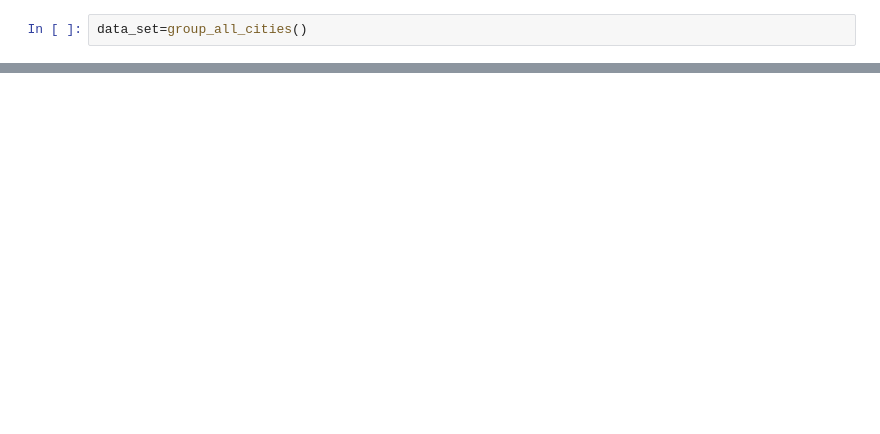
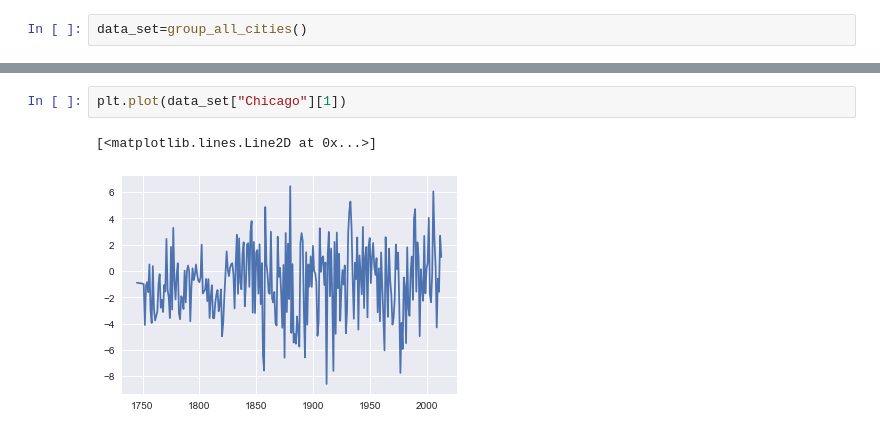
Before and after one commit to kishanmurthy/Global_Warming, a Jupyter notebook: Insight_On_Global_Warming.ipynb, the cells around one changed output, grey strips where cells are left out. Drawn from its saved outputs; the diff is of its cells as text; blank space fills up the shorter version.

```diff
--- a/Insight_On_Global_Warming.ipynb
+++ b/Insight_On_Global_Warming.ipynb
@@ -86,0 +83,5 @@ data_set
+# %%
+plt.plot(data_set["Chicago"][1])
+# %% [output]
+[<matplotlib.lines.Line2D at 0x...>]
+[figure, added]
```
Also changed, not shown: parts of 6 cells of this notebook.
